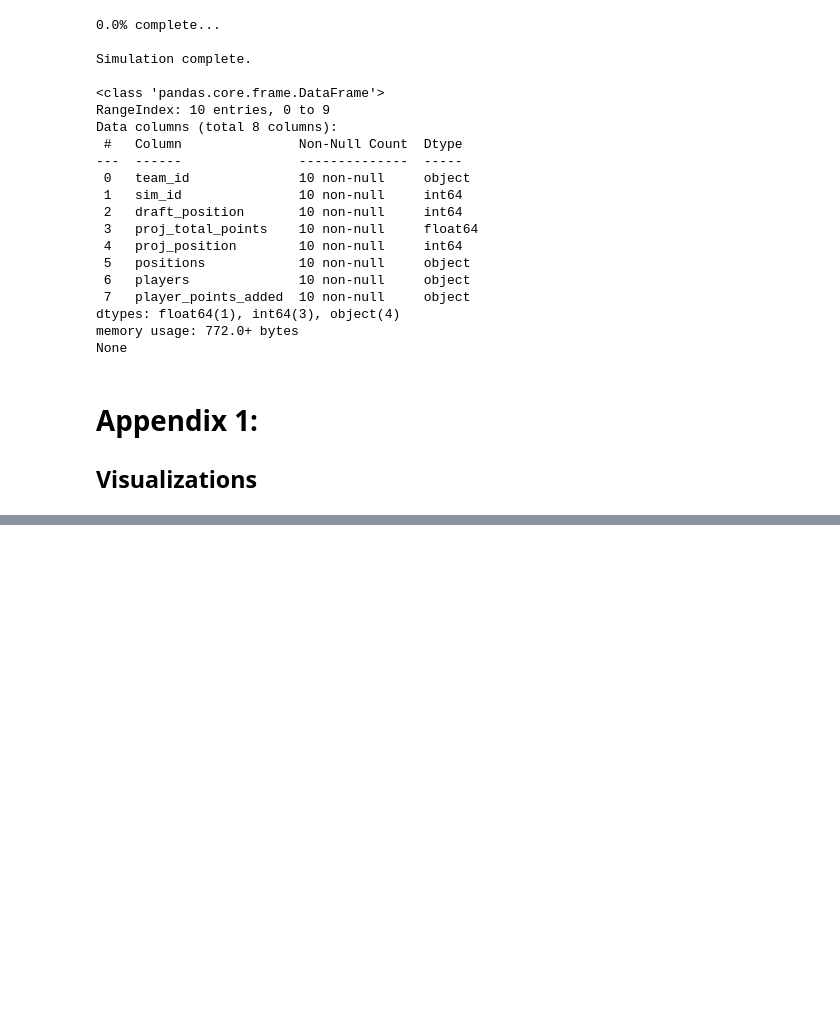
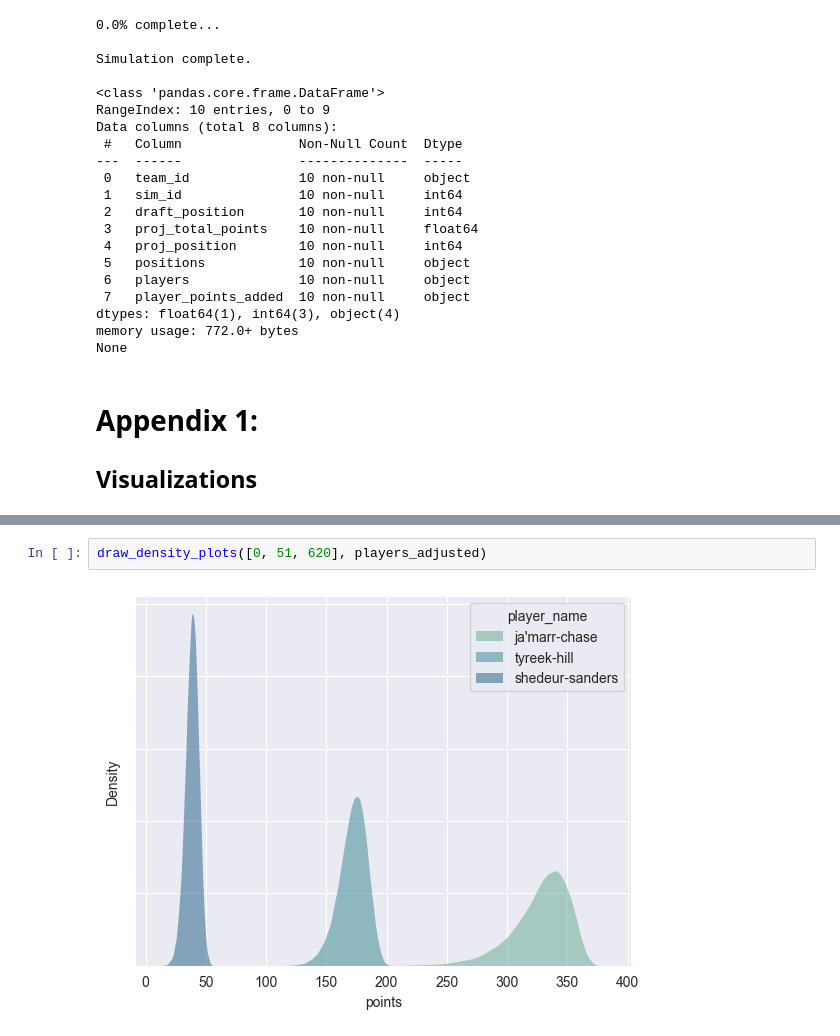
Before and after one commit to lukebernier/monte-carlo, a Jupyter notebook: draft_monte_carlo.ipynb, the cells around one changed output, grey strips where cells are left out. Saved outputs shown, nothing was run; the diff lists cells and outputs as text; blank space fills up the shorter version.

```diff
--- a/draft_monte_carlo.ipynb
+++ b/draft_monte_carlo.ipynb
@@ -544 +574,5 @@ Minimum: 71.9
 2024 Fantasy Points: 86.2
+# %%
+draw_density_plots([0, 51, 620], players_adjusted)
+# %% [output]
+[figure, added]
```
Also changed, not shown: parts of 3 cells of this notebook, 1 other file.
